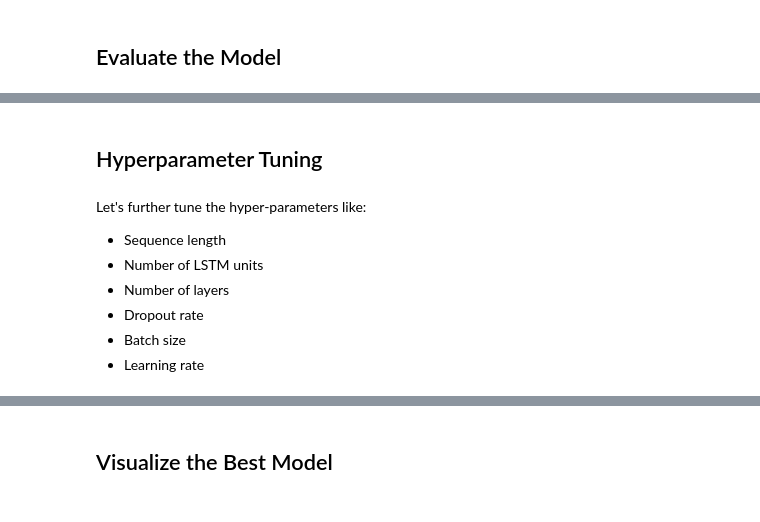
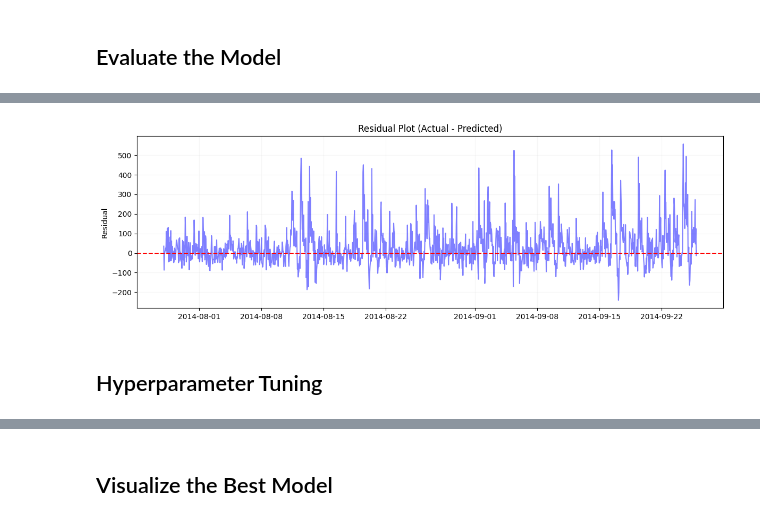
Before and after one commit to rkaushick-neu/traffic-forecasting, a Jupyter notebook: traffic_forecast_1.ipynb, the cells around one changed output, grey strips where cells are left out. Cells and saved outputs as stored; diff of their text form; code cells hidden in the pictures.

```diff
--- a/traffic_forecast_1.ipynb
+++ b/traffic_forecast_1.ipynb
@@ -819,10 +876,14 @@ R-squared: 0.760
+# %%
+# Optional: Add residual plot
+residuals = y_test_inv.T - lstm_test_predict
+plt.figure(figsize=(12,4))
+plt.plot(df.index[-len(lstm_test_predict):], residuals, color='blue', alpha=0.5)
+plt.axhline(y=0, color='r', linestyle='--')
+plt.title('Residual Plot (Actual - Predicted)')
+plt.ylabel('Residual')
+plt.grid(True, alpha=0.1)
+plt.tight_layout()
+# %% [output]
+[figure, added]
 # %% [markdown]
 ## Hyperparameter Tuning
-# %% [markdown]
-Let's further tune the hyper-parameters like:
-- Sequence length
-- Number of LSTM units
-- Number of layers
-- Dropout rate
-- Batch size
-- Learning rate
```
Also changed, not shown: parts of 16 cells of this notebook.
